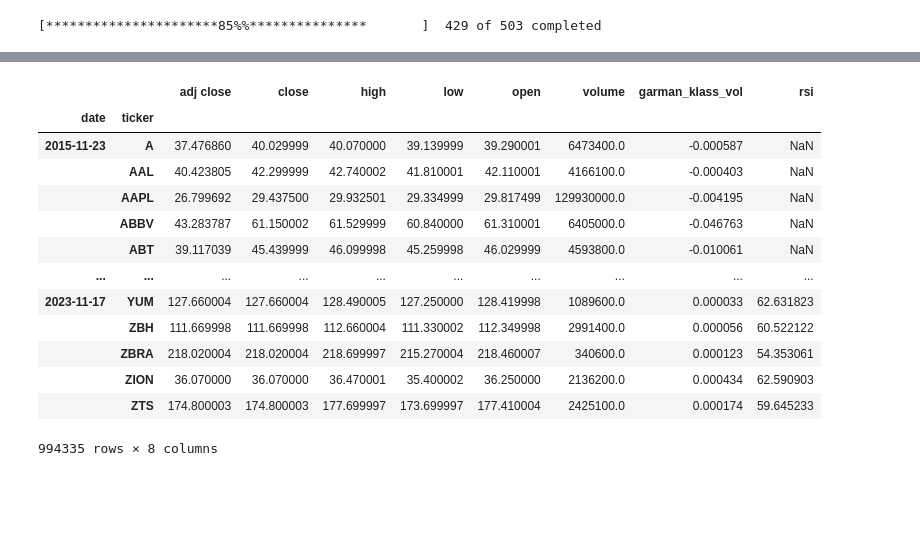
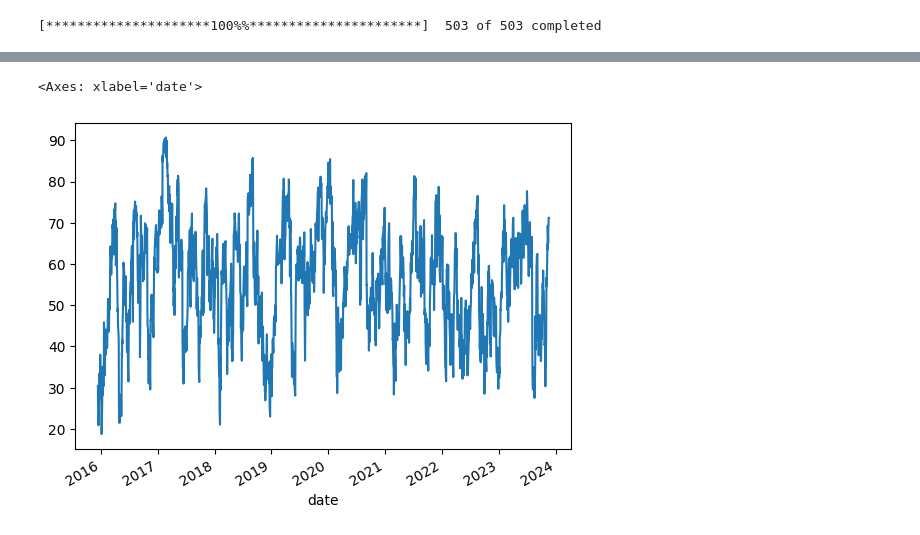
Before and after one commit to Roshna19/stock-analysis, a Jupyter notebook: list.ipynb, the cells around one changed output, grey strips where cells are left out. Cells and saved outputs as stored; diff of their text form; code cells hidden in the pictures; blank space fills up the shorter version.

```diff
--- a/list.ipynb
+++ b/list.ipynb
@@ -27,6 +27,9 @@ df['garman_klass_vol'] = ((np.log(df['high'])-np.log(df['low']))**2)/2-(2*np.log
 # garman klass volatility
 # df
 df['rsi'] = df.groupby(level=1)['adj close'].transform(lambda x: pandas_ta.rsi(close=x, Length=20))
-df
+# df
+# relative strength index
+df.xs('AAPL', level=1)['rsi'].plot()
+# rsi or relative strength index of Apple
 # %% [output]
-[**********************85%%***************       ]  429 of 503 completed
+[*********************100%%**********************]  503 of 503 completed
@@ -34,14 +38,2 @@ df
-|  |  | adj close | close | high | low | open | volume | garman_klass_vol | rsi |
-| date | ticker |  |  |  |  |  |  |  |  |
-| 2015-11-23 | A | 37.476860 | 40.029999 | 40.070000 | 39.139999 | 39.290001 | 6473400.0 | -0.000587 | NaN |
-|  | AAL | 40.423805 | 42.299999 | 42.740002 | 41.810001 | 42.110001 | 4166100.0 | -0.000403 | NaN |
-|  | AAPL | 26.799692 | 29.437500 | 29.932501 | 29.334999 | 29.817499 | 129930000.0 | -0.004195 | NaN |
-|  | ABBV | 43.283787 | 61.150002 | 61.529999 | 60.840000 | 61.310001 | 6405000.0 | -0.046763 | NaN |
-|  | ABT | 39.117039 | 45.439999 | 46.099998 | 45.259998 | 46.029999 | 4593800.0 | -0.010061 | NaN |
-| ... | ... | ... | ... | ... | ... | ... | ... | ... | ... |
-| 2023-11-17 | YUM | 127.660004 | 127.660004 | 128.490005 | 127.250000 | 128.419998 | 1089600.0 | 0.000033 | 62.631823 |
-|  | ZBH | 111.669998 | 111.669998 | 112.660004 | 111.330002 | 112.349998 | 2991400.0 | 0.000056 | 60.522122 |
-|  | ZBRA | 218.020004 | 218.020004 | 218.699997 | 215.270004 | 218.460007 | 340600.0 | 0.000123 | 54.353061 |
-|  | ZION | 36.070000 | 36.070000 | 36.470001 | 35.400002 | 36.250000 | 2136200.0 | 0.000434 | 62.590903 |
-|  | ZTS | 174.800003 | 174.800003 | 177.699997 | 173.699997 | 177.410004 | 2425100.0 | 0.000174 | 59.645233 |
-994335 rows × 8 columns
+<Axes: xlabel='date'>
+[figure, added]
```
Also changed, not shown: parts of 1 cell of this notebook.
